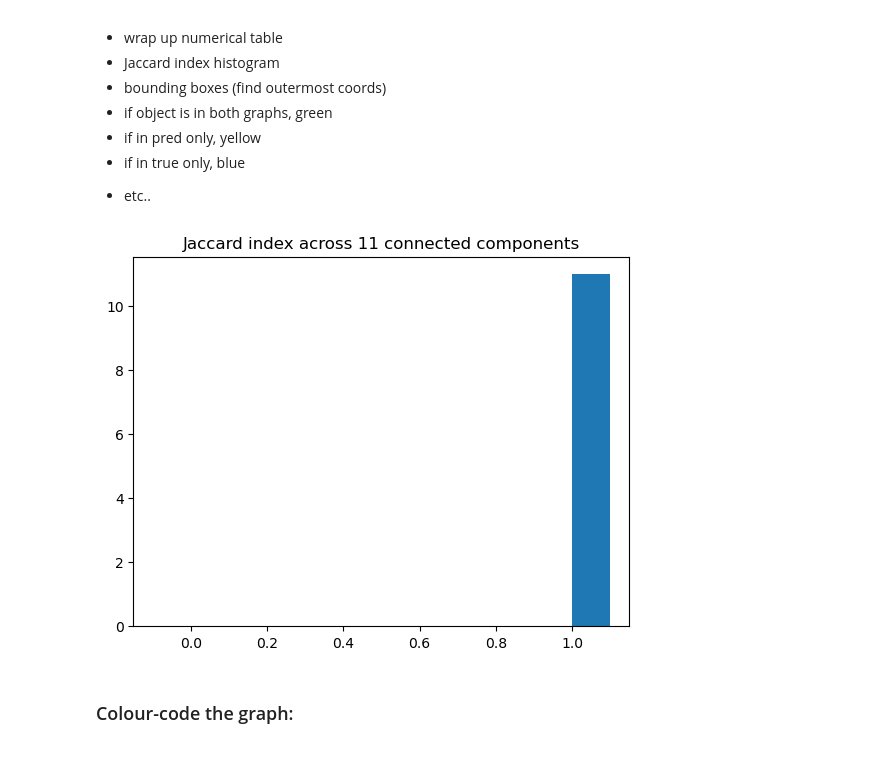
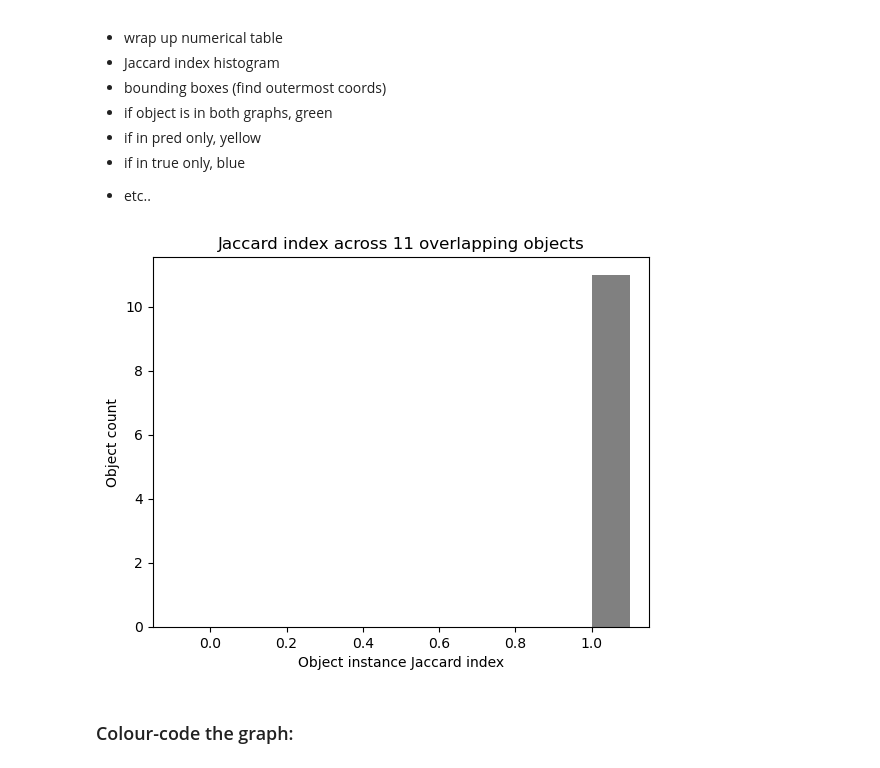
Before and after one commit to alan-turing-institute/grace, a Jupyter notebook: notebooks/measure_graph.ipynb, the cells around one changed output. Drawn from its saved outputs; the diff is of its cells as text; code cells hidden in the pictures.

```diff
--- a/notebooks/measure.ipynb
+++ b/notebooks/measure_graph.ipynb
@@ -297,12 +298,14 @@ Remember, the object needs to be evaluated multiple times it is if present (memb
 + if in true only, blue
 * etc..
 # %%
-plt.hist(iou_list)
+plt.hist(iou_list, color='grey')
 plt.xlim(-0.15, 1.15)
+plt.xlabel("Object instance Jaccard index")
+plt.ylabel("Object count")
 plt.title(f"Jaccard index across {len(matching_pairs)} overlapping objects")
 plt.show()
 # %% [output]
-[figure, old version]
+[figure, new version]
 # %% [markdown]
 ### Colour-code the graph:
 # %%
```
Also changed, not shown: parts of 11 cells of this notebook, 1 other file.
